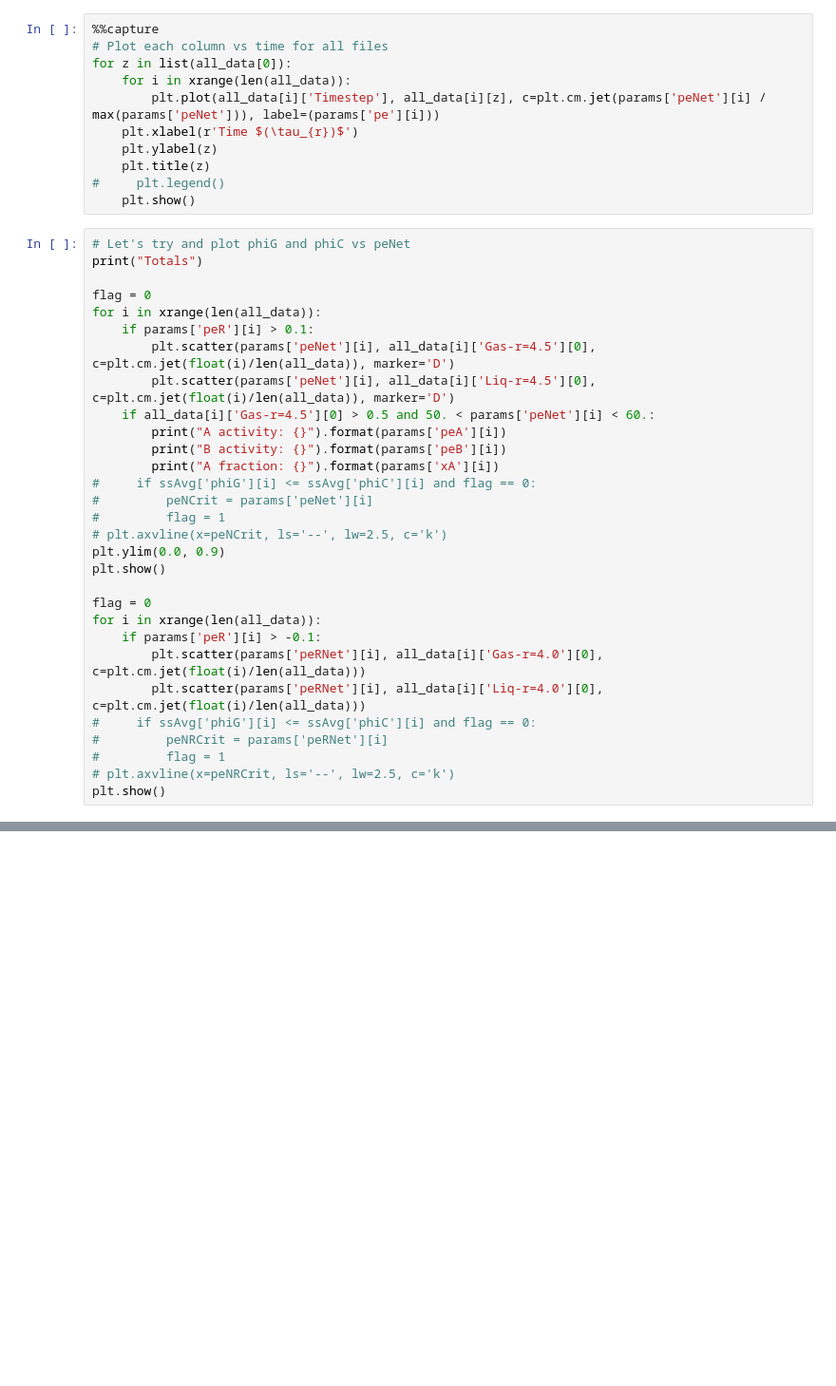
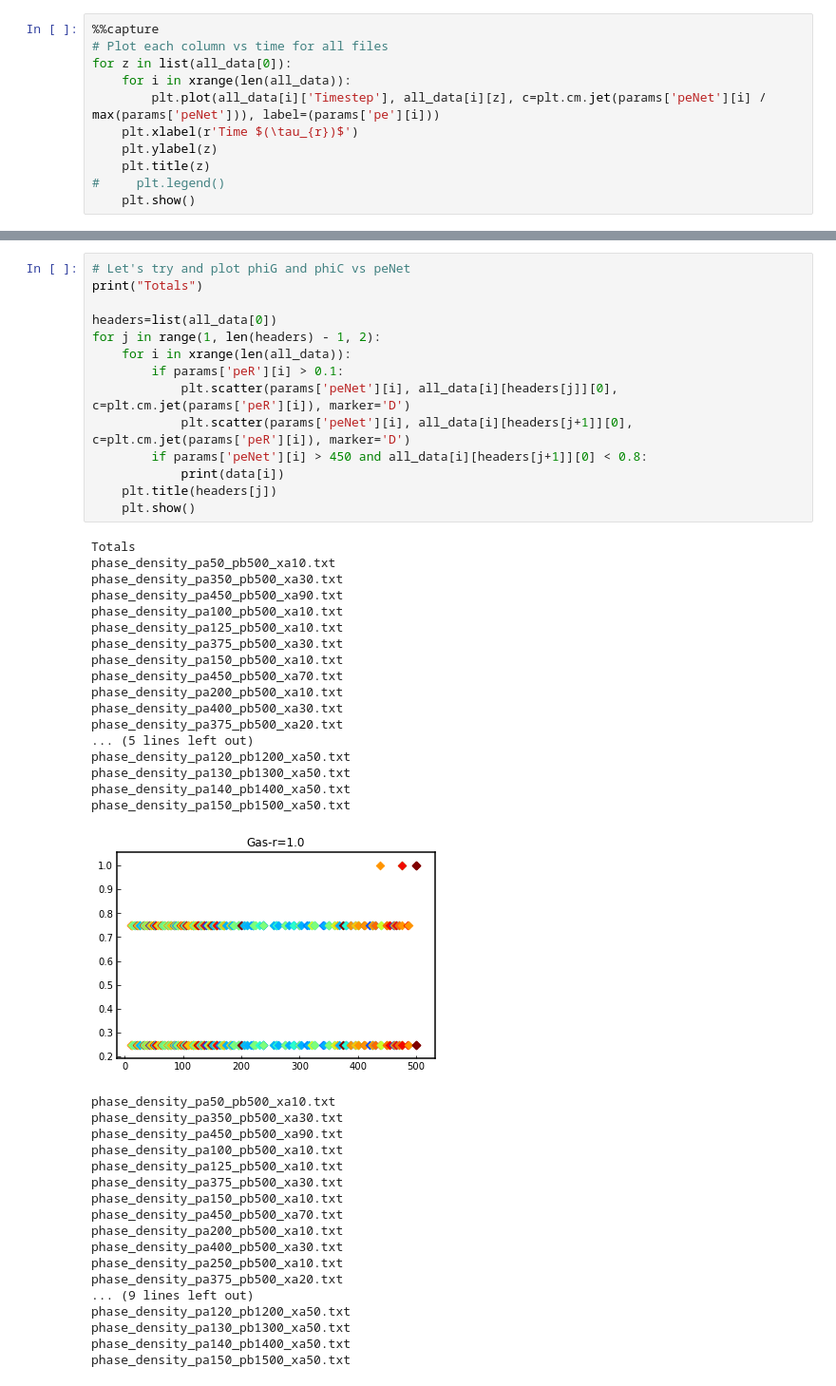
Before and after one commit to kolbt/whingdingdilly, a Jupyter notebook: ipython/binodalFromPeNet/binodal_densities.ipynb, the cells around one changed output, grey strips where cells are left out. Shown: that part at 95% size. Saved outputs shown, nothing was run; the diff lists cells and outputs as text; blank space fills up the shorter version.

```diff
--- a/ipython/binodalFromPeNet/binodal_densities.ipynb
+++ b/ipython/binodalFromPeNet/binodal_densities.ipynb
@@ -316,33 +322,3 @@ for z in list(all_data[0]):
     plt.title(z)
 #     plt.legend()
     plt.show()
-# %%
-# Let's try and plot phiG and phiC vs peNet
-print("Totals")
-
-flag = 0
-for i in xrange(len(all_data)):
-    if params['peR'][i] > 0.1:
-        plt.scatter(params['peNet'][i], all_data[i]['Gas-r=4.5'][0], c=plt.cm.jet(float(i)/len(all_data)), marker='D')
-        plt.scatter(params['peNet'][i], all_data[i]['Liq-r=4.5'][0], c=plt.cm.jet(float(i)/len(all_data)), marker='D')
-    if all_data[i]['Gas-r=4.5'][0] > 0.5 and 50. < params['peNet'][i] < 60.:
-        print("A activity: {}").format(params['peA'][i])
-        print("B activity: {}").format(params['peB'][i])
-        print("A fraction: {}").format(params['xA'][i])
-#     if ssAvg['phiG'][i] <= ssAvg['phiC'][i] and flag == 0:
-#         peNCrit = params['peNet'][i]
-#         flag = 1
-# plt.axvline(x=peNCrit, ls='--', lw=2.5, c='k')
-plt.ylim(0.0, 0.9)
-plt.show()
-
-flag = 0
-for i in xrange(len(all_data)):
-    if params['peR'][i] > -0.1:
-        plt.scatter(params['peRNet'][i], all_data[i]['Gas-r=4.0'][0], c=plt.cm.jet(float(i)/len(all_data)))
-        plt.scatter(params['peRNet'][i], all_data[i]['Liq-r=4.0'][0], c=plt.cm.jet(float(i)/len(all_data)))
-#     if ssAvg['phiG'][i] <= ssAvg['phiC'][i] and flag == 0:
-#         peNRCrit = params['peRNet'][i]
-#         flag = 1
-# plt.axvline(x=peNRCrit, ls='--', lw=2.5, c='k')
-plt.show()
@@ -355,0 +325,50 @@ A fraction: 30.0
+# %%
+# Let's try and plot phiG and phiC vs peNet
+print("Totals")
+
+headers=list(all_data[0])
+for j in range(1, len(headers) - 1, 2):
+    for i in xrange(len(all_data)):
+        if params['peR'][i] > 0.1:
+            plt.scatter(params['peNet'][i], all_data[i][headers[j]][0], c=plt.cm.jet(params['peR'][i]), marker='D')
+            plt.scatter(params['peNet'][i], all_data[i][headers[j+1]][0], c=plt.cm.jet(params['peR'][i]), marker='D')
+        if params['peNet'][i] > 450 and all_data[i][headers[j+1]][0] < 0.8:
+            print(data[i])
+    plt.title(headers[j])
+    plt.show()
+# %% [output]
+Totals
+phase_density_pa50_pb500_xa10.txt
+phase_density_pa350_pb500_xa30.txt
+phase_density_pa450_pb500_xa90.txt
+phase_density_pa100_pb500_xa10.txt
+phase_density_pa125_pb500_xa10.txt
+phase_density_pa375_pb500_xa30.txt
+phase_density_pa150_pb500_xa10.txt
+phase_density_pa450_pb500_xa70.txt
+phase_density_pa200_pb500_xa10.txt
+phase_density_pa400_pb500_xa30.txt
+phase_density_pa375_pb500_xa20.txt
+... (5 lines left out)
+phase_density_pa120_pb1200_xa50.txt
+phase_density_pa130_pb1300_xa50.txt
+phase_density_pa140_pb1400_xa50.txt
+phase_density_pa150_pb1500_xa50.txt
+[figure, added]
+phase_density_pa50_pb500_xa10.txt
+phase_density_pa350_pb500_xa30.txt
+phase_density_pa450_pb500_xa90.txt
+phase_density_pa100_pb500_xa10.txt
+phase_density_pa125_pb500_xa10.txt
+phase_density_pa375_pb500_xa30.txt
+phase_density_pa150_pb500_xa10.txt
+phase_density_pa450_pb500_xa70.txt
+phase_density_pa200_pb500_xa10.txt
+phase_density_pa400_pb500_xa30.txt
+phase_density_pa250_pb500_xa10.txt
+phase_density_pa375_pb500_xa20.txt
+... (9 lines left out)
+phase_density_pa120_pb1200_xa50.txt
+phase_density_pa130_pb1300_xa50.txt
+phase_density_pa140_pb1400_xa50.txt
+phase_density_pa150_pb1500_xa50.txt
```
Also changed, not shown: parts of 15 cells of this notebook.
